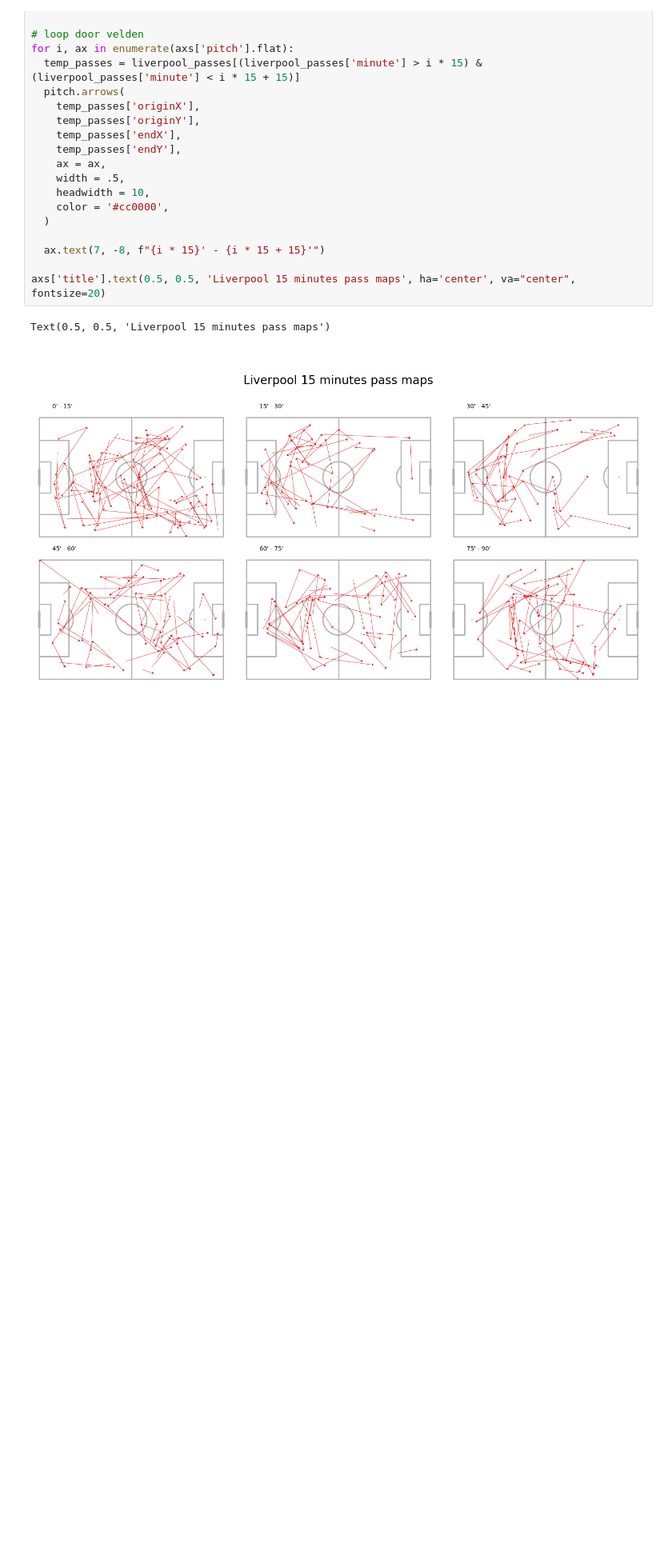
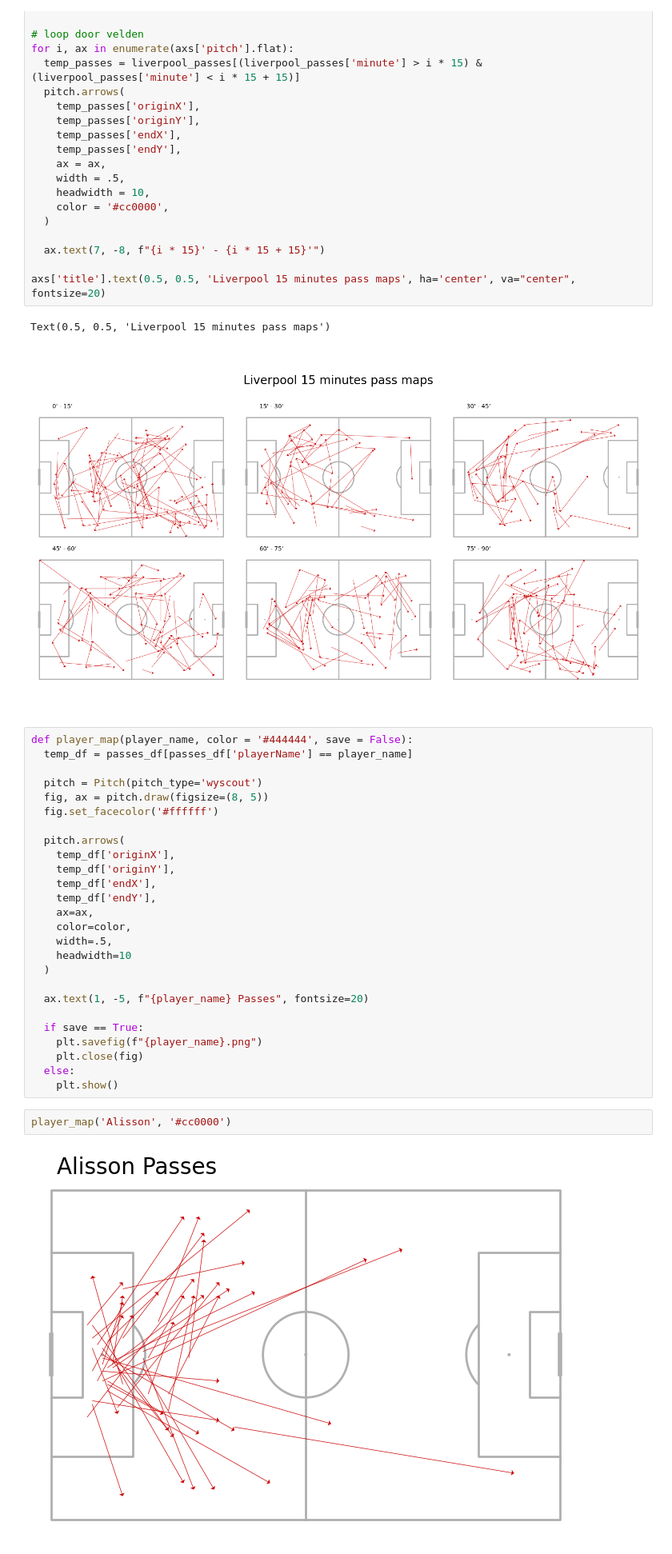
Before and after one commit to MarijnSt/intro-to-match-analysis, a Jupyter notebook: analysis.ipynb, the cells around one changed output. Shown: that part at 80% size. Drawn from its saved outputs; the diff is of its cells as text; blank space fills up the shorter version.

Commit message:
function for player pass maps

```diff
--- a/analysis.ipynb
+++ b/analysis.ipynb
@@ -218,3 +218,33 @@ axs['title'].text(0.5, 0.5, 'Liverpool 15 minutes pass maps', ha='center', va="c
 # %% [output]
 Text(0.5, 0.5, 'Liverpool 15 minutes pass maps')
 [figure]
+# %%
+def player_map(player_name, color = '#444444', save = False):
+  temp_df = passes_df[passes_df['playerName'] == player_name]
+
+  pitch = Pitch(pitch_type='wyscout')
+  fig, ax = pitch.draw(figsize=(8, 5))
+  fig.set_facecolor('#ffffff')
+
+  pitch.arrows(
+    temp_df['originX'],
+    temp_df['originY'],
+    temp_df['endX'],
+    temp_df['endY'],
+    ax=ax,
+    color=color,
+    width=.5,
+    headwidth=10
+  )
+
+  ax.text(1, -5, f"{player_name} Passes", fontsize=20)
+
+  if save == True:
+    plt.savefig(f"{player_name}.png")
+    plt.close(fig)
+  else:
+    plt.show()
+# %%
+player_map('Alisson', '#cc0000')
+# %% [output]
+[figure, added]
```
Also changed, not shown: parts of 1 cell of this notebook, 25 other files.
